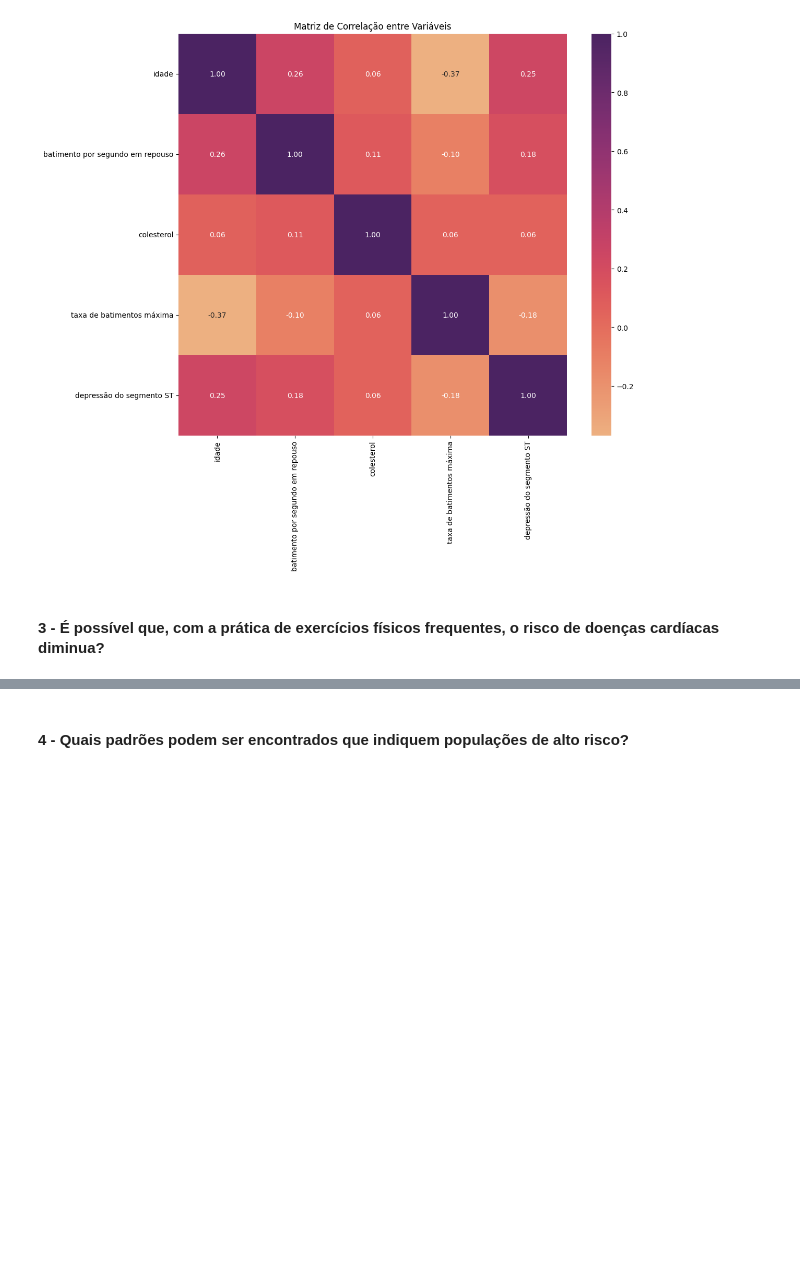
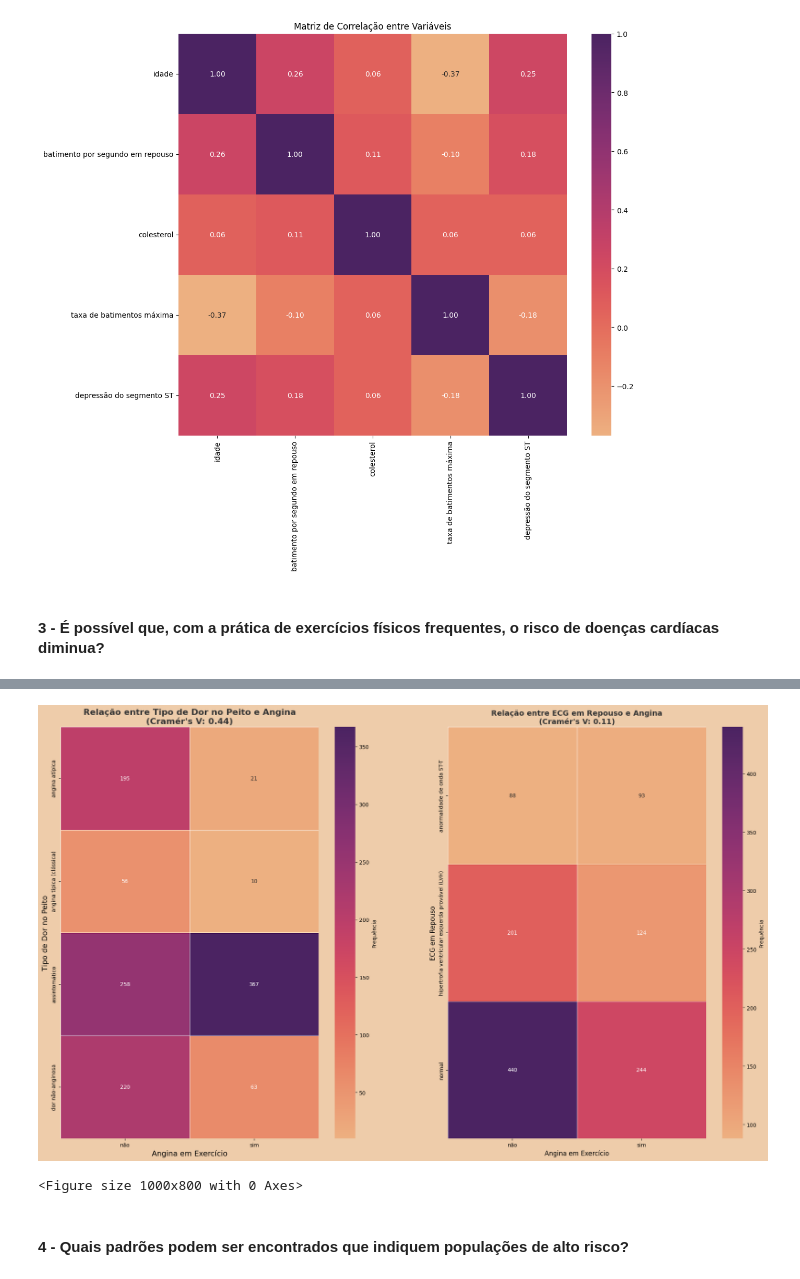
Before and after one commit to atlantico-academy/equipe8-2024.3, a Jupyter notebook: notebooks/01-exploratory_data_analysis.ipynb, the cells around one changed output, grey strips where cells are left out. Cells and saved outputs as stored; diff of their text form; code cells hidden in the pictures; blank space fills up the shorter version.

```diff
--- a/notebooks/01-exploratory_data_analysis.ipynb
+++ b/notebooks/01-exploratory_data_analysis.ipynb
@@ -450,3 +495,66 @@ plt.show()
+# %%
+fig, axes = plt.subplots(1, 2, figsize=(24, 14), gridspec_kw={'wspace': 0.2, 'hspace': 0.4})
+
+# Formata background, paleta e fontes
+bg_color = "#ECA"
+c_palette = 'flare'
+
+# Definir cor de fundo da figura.
+fig.set_facecolor(bg_color)
+
+# Crie a tabela de contingência
+contingency_dor_table = pd.crosstab(df['tipo de dor no peito'], df['angina em exercício'])
+contingency_ecg_table = pd.crosstab(df['ECG em repouso'], df['angina em exercício'])
+
+# Função que retorna coeficiente de Cramer.
+def cramers_v(conf_matrix):
+    chi2 = chi2_contingency(conf_matrix)[0]
+    n = conf_matrix.sum().sum()
+    phi2 = chi2 / n
+    r, k = conf_matrix.shape
+    return np.sqrt(phi2 / min(k - 1, r - 1))
+
+# Calcula Cramér's V para a relação entre tipo de dor no peito e angina em exercício
+cramers_v_dor = cramers_v(contingency_dor_table)
+
+# Calcula Cramér's V para a relação entre ECG em repouso e angina em exercício
+cramers_v_ecg = cramers_v(contingency_ecg_table)
+
+# Visualiza a tabela de contingência com um Heatmap
+plt.figure(figsize = (10, 8))
+sns.heatmap(
+    contingency_dor_table,
+    annot = True,
+    fmt = "d",
+    cmap = c_palette,
+    linewidths = .5,
+    cbar_kws = {"label": "Frequência"},
+    ax = axes[0]
+)
+axes[0].set_title(f"Relação entre Tipo de Dor no Peito e Angina\n(Cramér's V: {cramers_v_dor:.2f})",
+                  fontsize=16, fontweight='bold', color="#333333")
+axes[0].set_xlabel("Angina em Exercício", fontsize=14)
+axes[0].set_ylabel("Tipo de Dor no Peito", fontsize=14)
+
+sns.heatmap(
+    contingency_ecg_table,
+    annot=True,
+    fmt="d",
+    cmap="flare",
+    linewidths=.5,
+    cbar_kws={"label": "Frequência"},
+    ax=axes[1]
+)
+axes[1].set_title(f"Relação entre ECG em Repouso e Angina\n(Cramér's V: {cramers_v_ecg:.2f})",
+                  fontsize=14, fontweight='bold', color="#333333")
+axes[1].set_xlabel("Angina em Exercício", fontsize=12)
+axes[1].set_ylabel("ECG em Repouso", fontsize=12)
+
+# Exibe o gráfico.
+plt.show()
+# %% [output]
+[figure, added]
+<Figure size 1000x800 with 0 Axes>
 # %% [markdown]
 #### 4 - Quais padrões podem ser encontrados que indiquem populações de alto risco?
 # %% [markdown]
```
Also changed, not shown: parts of 4 cells of this notebook, 1 other file.
